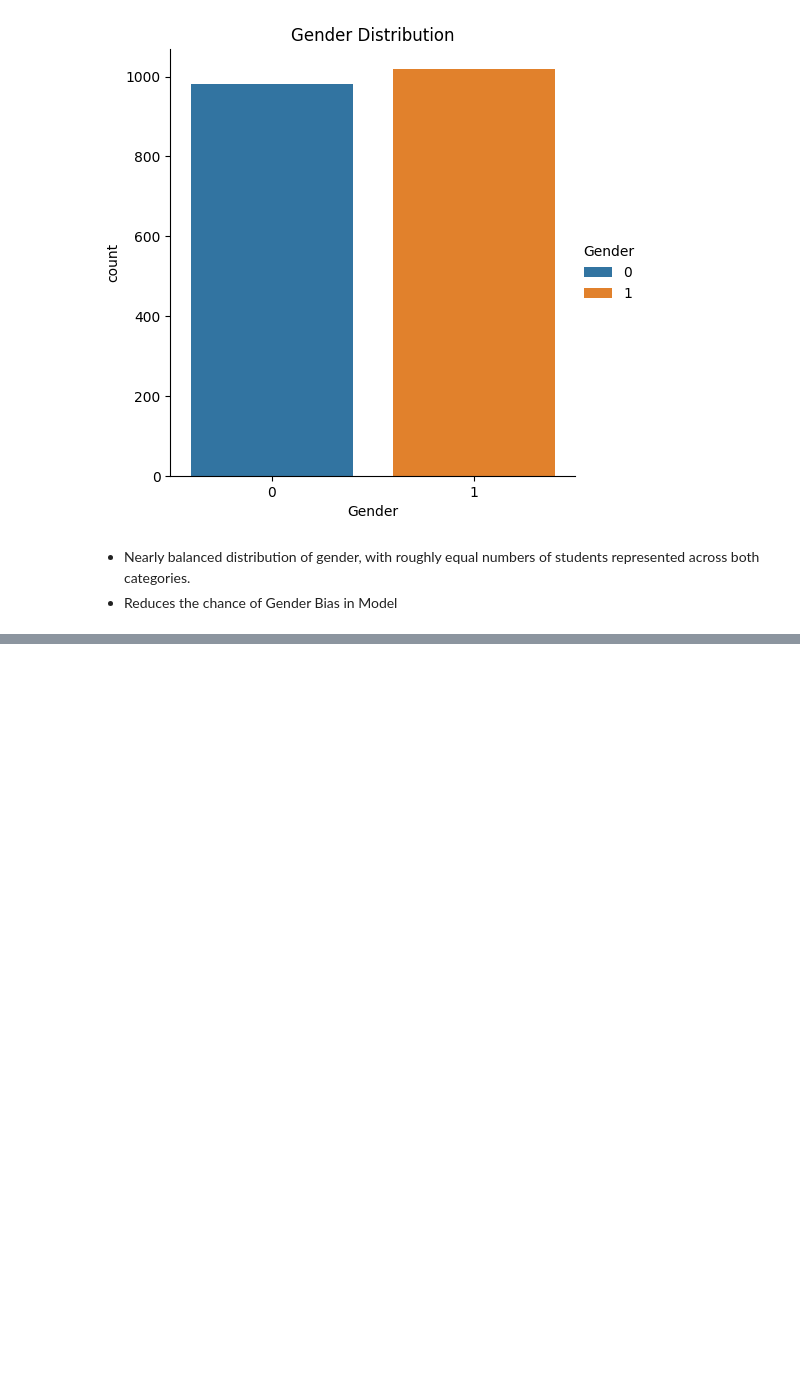
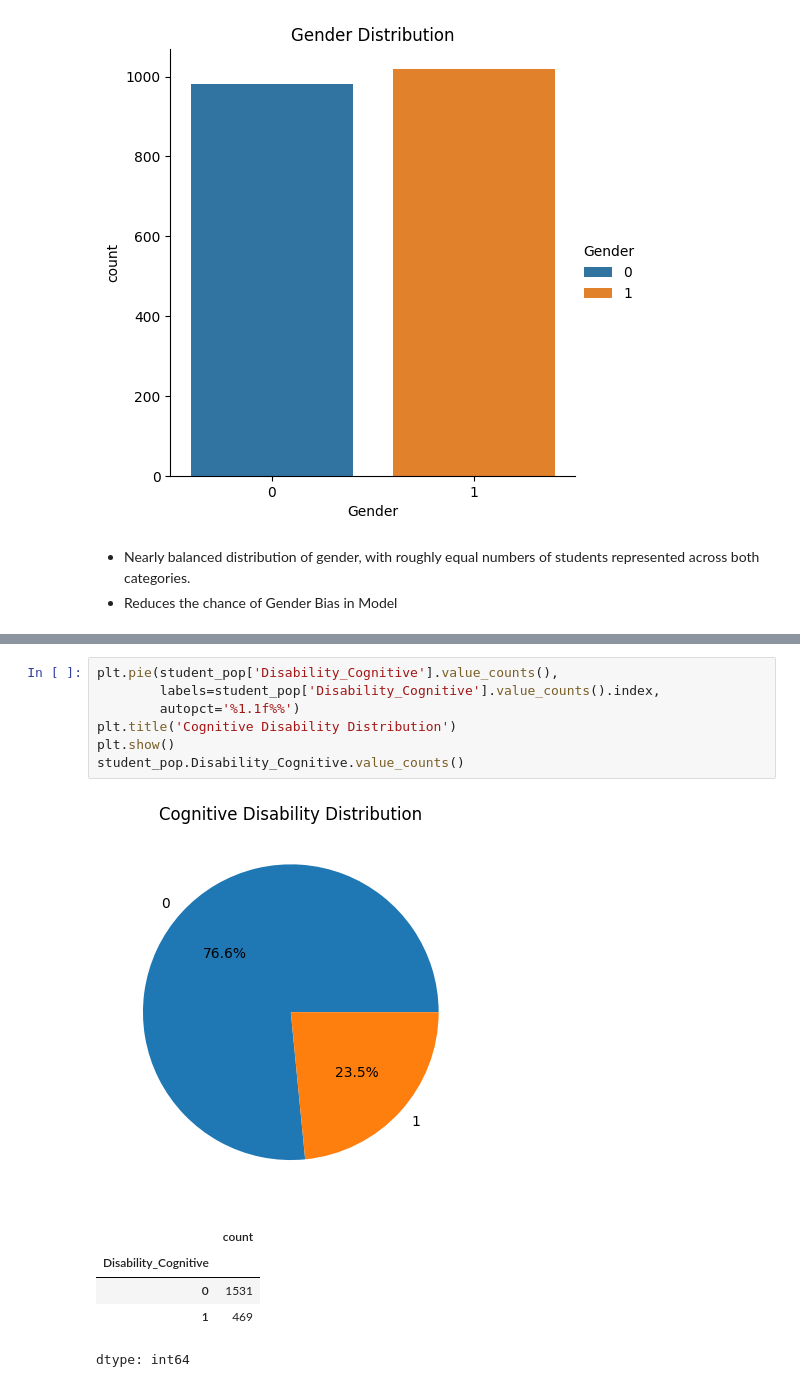
Before and after one commit to anshumbanga/Projects, a Jupyter notebook: LA4_SCHOOL/LA4 Schools Exploratory Data Analysis.ipynb, the cells around one changed output, grey strips where cells are left out. Saved outputs shown, nothing was run; the diff lists cells and outputs as text; blank space fills up the shorter version.

```diff
--- a/LA4_SCHOOL/LA4 Schools Exploratory Data Analysis.ipynb
+++ b/LA4_SCHOOL/LA4 Schools Exploratory Data Analysis.ipynb
@@ -102,0 +132,14 @@ plt.show()
+# %%
+plt.pie(student_pop['Disability_Cognitive'].value_counts(),
+        labels=student_pop['Disability_Cognitive'].value_counts().index,
+        autopct='%1.1f%%')
+plt.title('Cognitive Disability Distribution')
+plt.show()
+student_pop.Disability_Cognitive.value_counts()
+# %% [output]
+[figure, added]
+|  | count |
+| Disability_Cognitive |  |
+| 0 | 1531 |
+| 1 | 469 |
+dtype: int64
```
Also changed, not shown: parts of 28 cells of this notebook.
